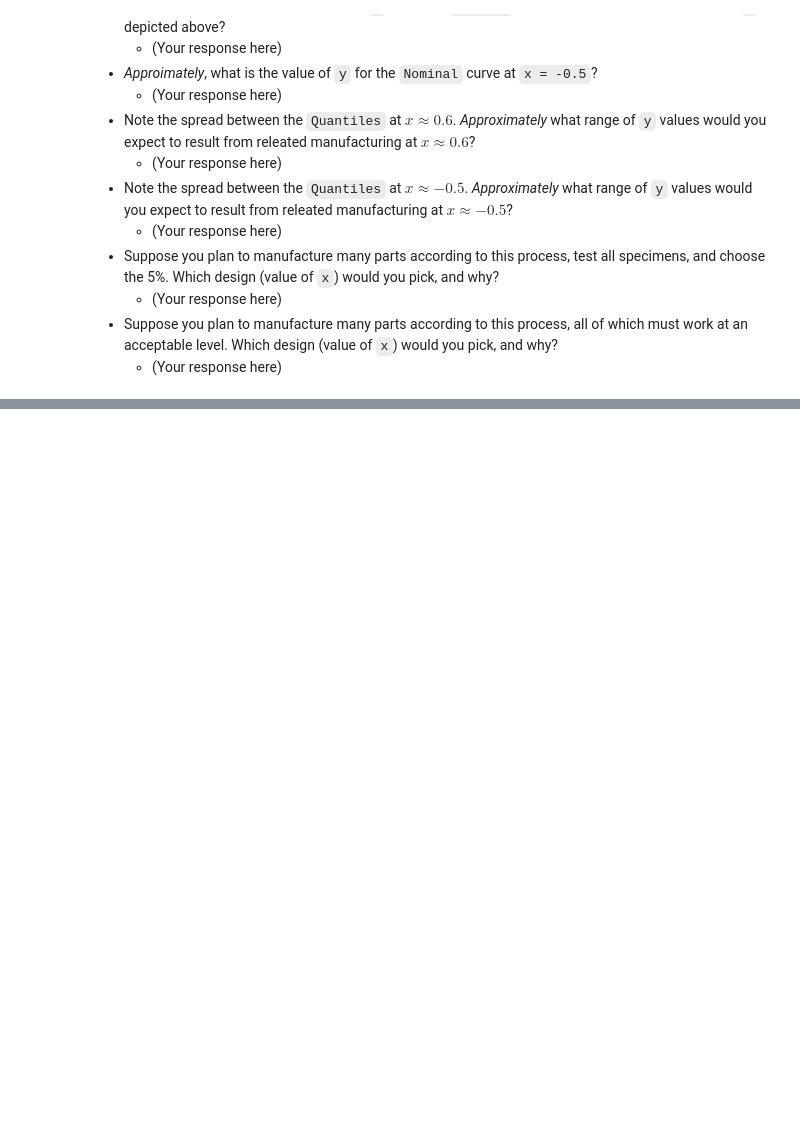
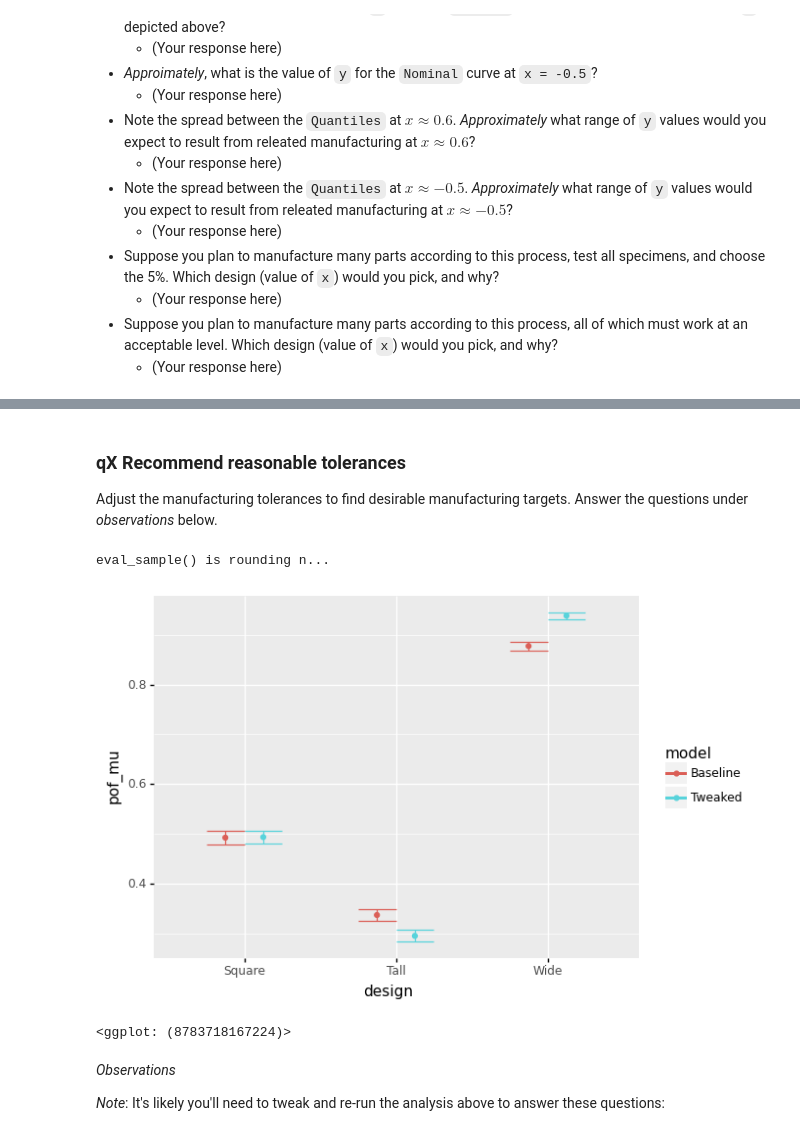
Before and after one commit to zdelrosario/evc-course, a Jupyter notebook: exercises/e-grama08-duu-master.ipynb, the cells around one changed output, grey strips where cells are left out. Drawn from its saved outputs; the diff is of its cells as text; code cells hidden in the pictures; blank space fills up the shorter version.

Commit message:
add tasks on reliability, cf tolerances

```diff
--- a/exercises/e-grama08-duu-master.ipynb
+++ b/exercises/e-grama08-duu-master.ipynb
@@ -596,0 +550,4 @@ For this example, *lower* values of `y` are better.
+# %%
+from grama.models import make_cantilever_beam
+md_beam = make_cantilever_beam()
+md_beam
@@ -598,0 +738,67 @@ For this example, *lower* values of `y` are better.
+# %% [markdown]
+### __qX__ Recommend reasonable tolerances
+
+Adjust the manufacturing tolerances to find desirable manufacturing targets. Answer the questions under *observations* below.
+# %%
+## TASK: Tweak the tolerances
+
+df_beam_tweaked = (
+    md_beam_tolerances
+    >> gr.cp_marginals(
+# task-begin
+        ## TODO: Override the marginals for dw and dt to test different
+        ## manufacturing tolerances
+# task-end
+# solution-begin
+        dw=gr.marg_mom("uniform", mean=0, sd=1e-3),
+        dt=gr.marg_mom("uniform", mean=0, sd=1e-3),
+# solution-end
+    )
+    ## NOTE: No need to edit below; this analyzes your model
+    >> gr.ev_sample(
+        n=1e4,
+        df_det=gr.df_make(
+            design=["Wide", "Tall", "Square"],
+            w0=[4, 2, gr.sqrt(8)],
+            t0=[2, 4, gr.sqrt(8)],
+        ),
+        seed=101,
+    )
+    >> gr.tf_group_by(DF.design)
+    >> gr.tf_summarize(
+        pof_lo=gr.pr_lo(DF.g_stress <= 0),
+        pof_mu=gr.pr(DF.g_stress <= 0),
+        pof_up=gr.pr_up(DF.g_stress <= 0),
+    )
+    >> gr.tf_ungroup()
+    >> gr.tf_mutate(model="Tweaked")
+)
+
+## NOTE: This will visualize your results with
+## a comparison against the baseline model
+(
+    df_beam_baseline
+    >> gr.tf_bind_rows(df_beam_tweaked)
+    >> gr.ggplot(gr.aes("design", color="model"))
+    + gr.geom_errorbar(
+        gr.aes(ymin="pof_lo", ymax="pof_up"),
+        position=gr.position_dodge(width=0.5),
+    )
+    + gr.geom_point(
+        gr.aes(y="pof_mu"),
+        position=gr.position_dodge(width=0.5),
+    )
+)
+# %% [output]
+eval_sample() is rounding n...
+[figure, added]
+<ggplot: (8783718167224)>
+# %% [markdown]
+*Observations*
+
+*Note*: It's likely you'll need to tweak and re-run the analysis above to answer these questions:
+
+<!-- task-begin -->
+<!-- task-end -->
+<!-- solution-begin -->
+<!-- solution-end -->
```
Also changed, not shown: parts of 25 cells of this notebook.
